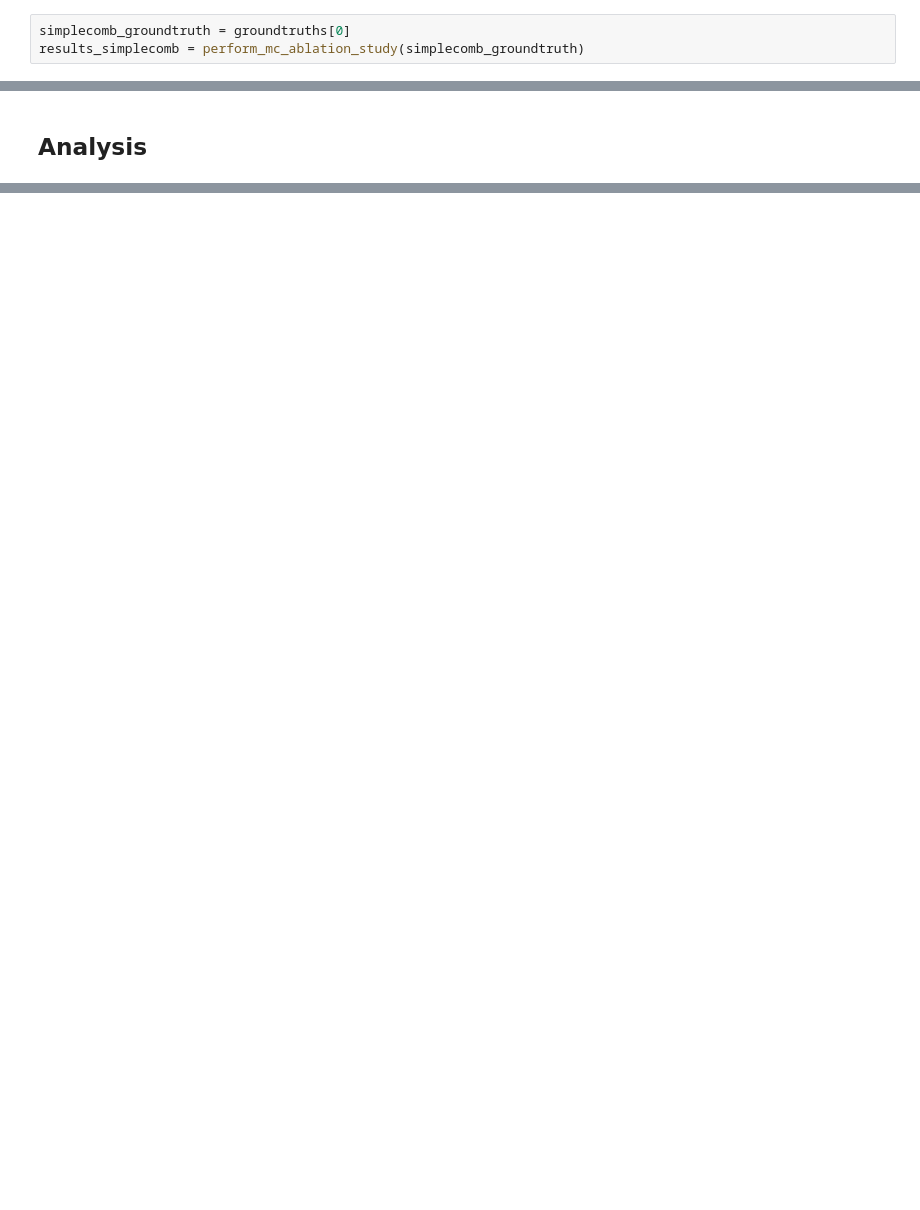
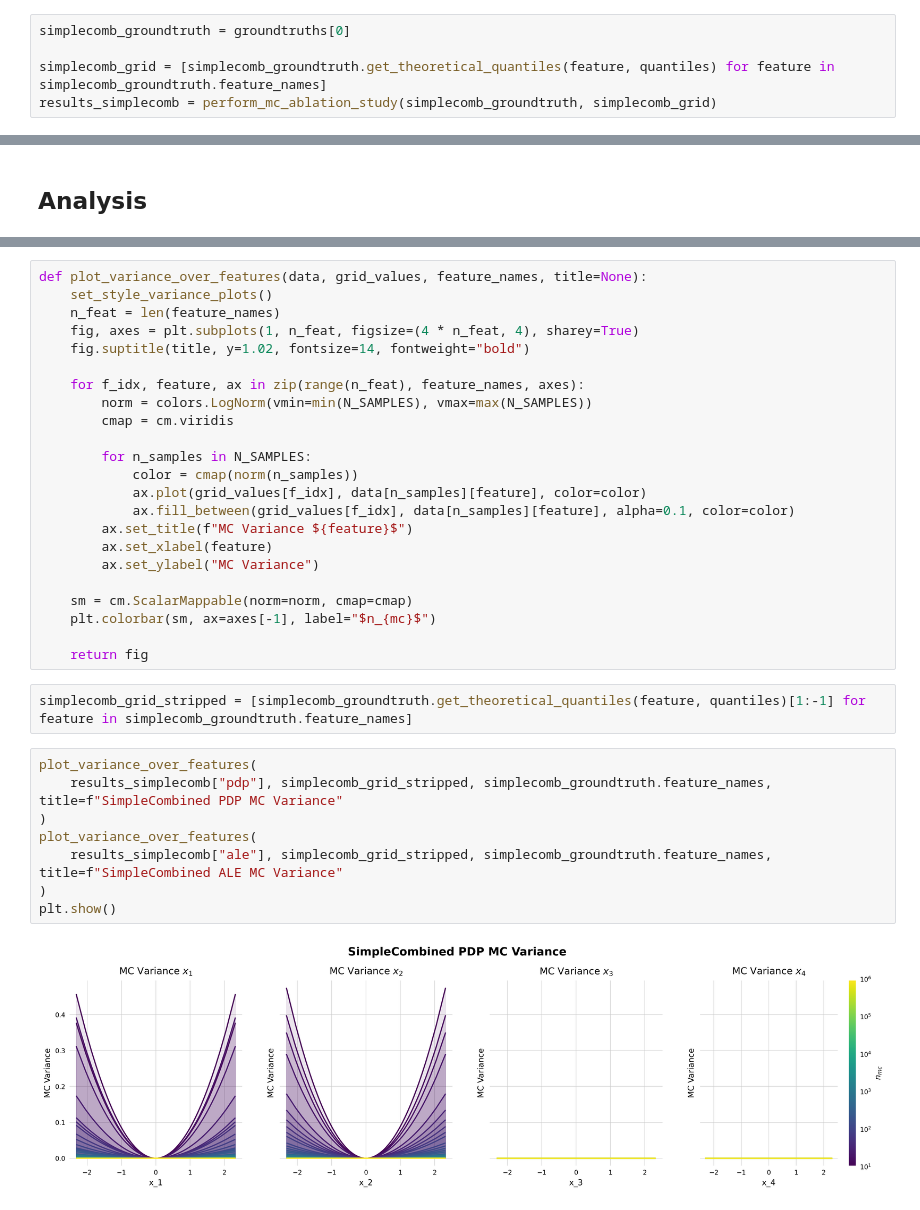
Before and after one commit to timo282/current-research-feature-effects, a Jupyter notebook: analyses/ablation_study_mc_error.ipynb, the cells around one changed output, grey strips where cells are left out. Cells and saved outputs as stored; diff of their text form; blank space fills up the shorter version.

Commit message:
code: add error plots for ablation study

```diff
--- a/analyses/ablation_study_mc_error.ipynb
+++ b/analyses/ablation_study_mc_error.ipynb
@@ -104,7 +116,9 @@ def perform_mc_ablation_study(groundtruth: Groundtruth):
 ## Simple Combined
 # %%
 simplecomb_groundtruth = groundtruths[0]
-results_simplecomb = perform_mc_ablation_study(simplecomb_groundtruth)
+
+simplecomb_grid = [simplecomb_groundtruth.get_theoretical_quantiles(feature, quantiles) for feature in simplecomb_groundtruth.feature_names]
+results_simplecomb = perform_mc_ablation_study(simplecomb_groundtruth, simplecomb_grid)
 # %%
 os.makedirs(EXPERIMENT_PATH / str(simplecomb_groundtruth), exist_ok=True)
 dump(results_simplecomb, EXPERIMENT_PATH / str(simplecomb_groundtruth) / "ablation_results.joblib")
@@ -124,0 +161,35 @@ Ellipsis
+# %%
+def plot_variance_over_features(data, grid_values, feature_names, title=None):
+    set_style_variance_plots()
+    n_feat = len(feature_names)
+    fig, axes = plt.subplots(1, n_feat, figsize=(4 * n_feat, 4), sharey=True)
+    fig.suptitle(title, y=1.02, fontsize=14, fontweight="bold")
+
+    for f_idx, feature, ax in zip(range(n_feat), feature_names, axes):
+        norm = colors.LogNorm(vmin=min(N_SAMPLES), vmax=max(N_SAMPLES))
+        cmap = cm.viridis
+
+        for n_samples in N_SAMPLES:
+            color = cmap(norm(n_samples))
+            ax.plot(grid_values[f_idx], data[n_samples][feature], color=color)
+            ax.fill_between(grid_values[f_idx], data[n_samples][feature], alpha=0.1, color=color)
+        ax.set_title(f"MC Variance ${feature}$")
+        ax.set_xlabel(feature)
+        ax.set_ylabel("MC Variance")
+
+    sm = cm.ScalarMappable(norm=norm, cmap=cmap)
+    plt.colorbar(sm, ax=axes[-1], label="$n_{mc}$")
+
+    return fig
+# %%
+simplecomb_grid_stripped = [simplecomb_groundtruth.get_theoretical_quantiles(feature, quantiles)[1:-1] for feature in simplecomb_groundtruth.feature_names]
+# %%
+plot_variance_over_features(
+    results_simplecomb["pdp"], simplecomb_grid_stripped, simplecomb_groundtruth.feature_names, title=f"SimpleCombined PDP MC Variance"
+)
+plot_variance_over_features(
+    results_simplecomb["ale"], simplecomb_grid_stripped, simplecomb_groundtruth.feature_names, title=f"SimpleCombined ALE MC Variance"
+)
+plt.show()
+# %% [output]
+[figure, added]
```
Also changed, not shown: parts of 16 cells of this notebook.
